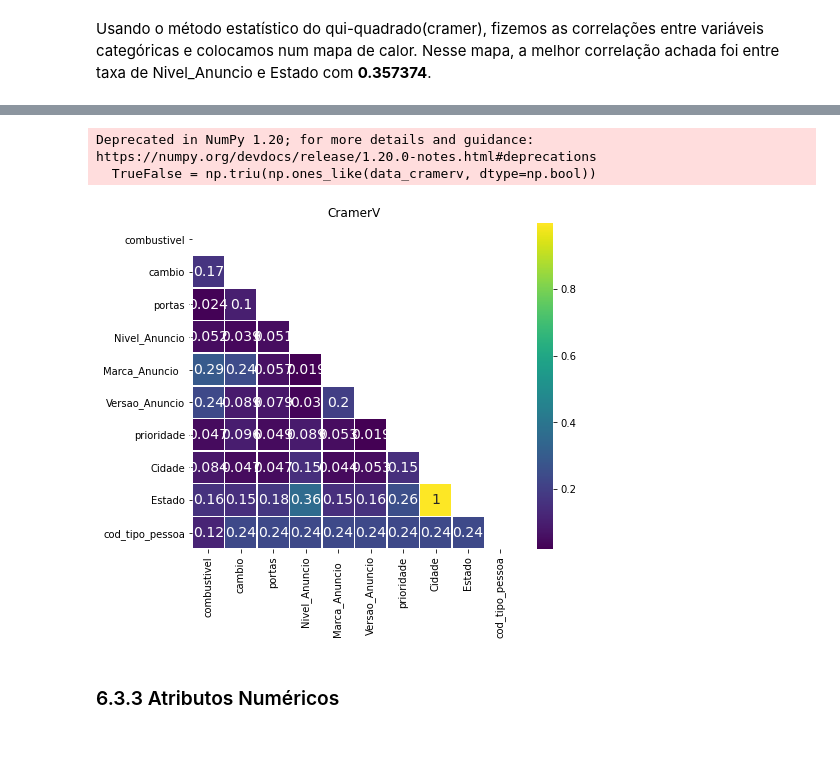
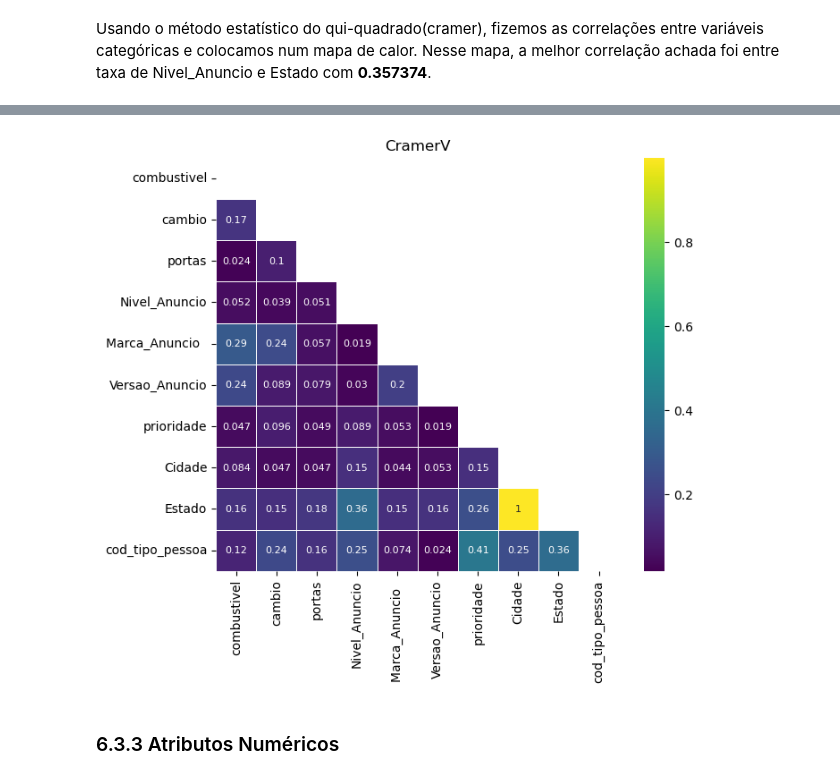
Before and after one commit to hugoferraz5/Webmotors_leads, a Jupyter notebook: Classificação_webmotors.ipynb, the cells around one changed output, grey strips where cells are left out. Drawn from its saved outputs; the diff is of its cells as text; code cells hidden in the pictures; blank space fills up the shorter version.

```diff
--- a/Classificação_webmotors.ipynb
+++ b/Classificação_webmotors.ipynb
@@ -1565,7 +1507,7 @@ x26 = UG.cramerv(a3, a6)
 x27 = UG.cramerv(a3, a7)
 x28 = UG.cramerv(a3, a8)
 x29 = UG.cramerv(a3, a9)
-x30 = UG.cramerv(a2, a10)
+x30 = UG.cramerv(a3, a10)
 
 x31 = UG.cramerv(a4, a1)
 x32 = UG.cramerv(a4, a2)
@@ -1576,7 +1518,7 @@ x36 = UG.cramerv(a4, a6)
 x37 = UG.cramerv(a4, a7)
 x38 = UG.cramerv(a4, a8)
 x39 = UG.cramerv(a4, a9)
-x40 = UG.cramerv(a2, a10)
+x40 = UG.cramerv(a4, a10)
 
 x41 = UG.cramerv(a5, a1)
 x42 = UG.cramerv(a5, a2)
@@ -1587,7 +1529,7 @@ x46 = UG.cramerv(a5, a6)
 x47 = UG.cramerv(a5, a7)
 x48 = UG.cramerv(a5, a8)
 x49 = UG.cramerv(a5, a9)
-x50 = UG.cramerv(a2, a10)
+x50 = UG.cramerv(a5, a10)
 
 x51 = UG.cramerv(a6, a1)
 x52 = UG.cramerv(a6, a2)
@@ -1598,7 +1540,7 @@ x56 = UG.cramerv(a6, a6)
 x57 = UG.cramerv(a6, a7)
 x58 = UG.cramerv(a6, a8)
 x59 = UG.cramerv(a6, a9)
-x60 = UG.cramerv(a2, a10)
+x60 = UG.cramerv(a6, a10)
 
 x61 = UG.cramerv(a7, a1)
 x62 = UG.cramerv(a7, a2)
@@ -1609,7 +1551,7 @@ x66 = UG.cramerv(a7, a6)
 x67 = UG.cramerv(a7, a7)
 x68 = UG.cramerv(a7, a8)
 x69 = UG.cramerv(a7, a9)
-x70 = UG.cramerv(a2, a10)
+x70 = UG.cramerv(a7, a10)
 
 x71 = UG.cramerv(a8, a1)
 x72 = UG.cramerv(a8, a2)
@@ -1620,7 +1562,7 @@ x76 = UG.cramerv(a8, a6)
 x77 = UG.cramerv(a8, a7)
 x78 = UG.cramerv(a8, a8)
 x79 = UG.cramerv(a8, a9)
-x80 = UG.cramerv(a2, a10)
+x80 = UG.cramerv(a8, a10)
 
 x81 = UG.cramerv(a9, a1)
 x82 = UG.cramerv(a9, a2)
@@ -1631,18 +1573,18 @@ x86 = UG.cramerv(a9, a6)
 x87 = UG.cramerv(a9, a7)
 x88 = UG.cramerv(a9, a8)
 x89 = UG.cramerv(a9, a9)
-x90 = UG.cramerv(a2, a10)
+x90 = UG.cramerv(a9, a10)
 
-x91 = UG.cramerv(a9, a1)
-x92 = UG.cramerv(a9, a2)
-x93 = UG.cramerv(a9, a3)
-x94 = UG.cramerv(a9, a4)
-x95 = UG.cramerv(a9, a5)
-x96 = UG.cramerv(a9, a6)
-x97 = UG.cramerv(a9, a7)
-x98 = UG.cramerv(a9, a8)
-x99 = UG.cramerv(a9, a9)
-x100 = UG.cramerv(a2, a10)
+x91 = UG.cramerv(a10, a1)
+x92 = UG.cramerv(a10, a2)
+x93 = UG.cramerv(a10, a3)
+x94 = UG.cramerv(a10, a4)
+x95 = UG.cramerv(a10, a5)
+x96 = UG.cramerv(a10, a6)
+x97 = UG.cramerv(a10, a7)
+x98 = UG.cramerv(a10, a8)
+x99 = UG.cramerv(a10, a9)
+x100 = UG.cramerv(a10, a10)
 
 # DataFrame para armazenar os valores da correlação
 data_cramerv = pd.DataFrame({'combustivel': [x1, x2, x3, x4, x5, x6, x7, x8, x9, x10],
@@ -1675,20 +1617,18 @@ data_cramerv
 # %%
 # Plotando a correlação
 fig, ax = plt.subplots()
 
 ax.figure.set_size_inches(16, 6)
 
 plt.subplot(1,2,1)
 
-TrueFalse = np.triu(np.ones_like(data_cramerv, dtype=np.bool))
-sns.heatmap(data_cramerv, mask=TrueFalse, linewidths=.5, annot=True, annot_kws={"fontsize":14}, cmap='viridis')
+TrueFalse = np.triu(np.ones_like(data_cramerv, dtype=bool))
+sns.heatmap(data_cramerv, mask=TrueFalse, linewidths=.5, annot=True, annot_kws={"fontsize":8}, cmap='viridis')
 plt.title("CramerV")
 
 plt.show()
 # %% [output]
-Deprecated in NumPy 1.20; for more details and guidance: https://numpy.org/devdocs/release/1.20.0-notes.html#deprecations
-  TrueFalse = np.triu(np.ones_like(data_cramerv, dtype=np.bool))
-[figure, old version]
+[figure, new version]
 # %% [markdown]
 ### 6.3.3 Atributos Numéricos
 # %% [markdown]
```
Also changed, not shown: parts of 74 cells of this notebook.
